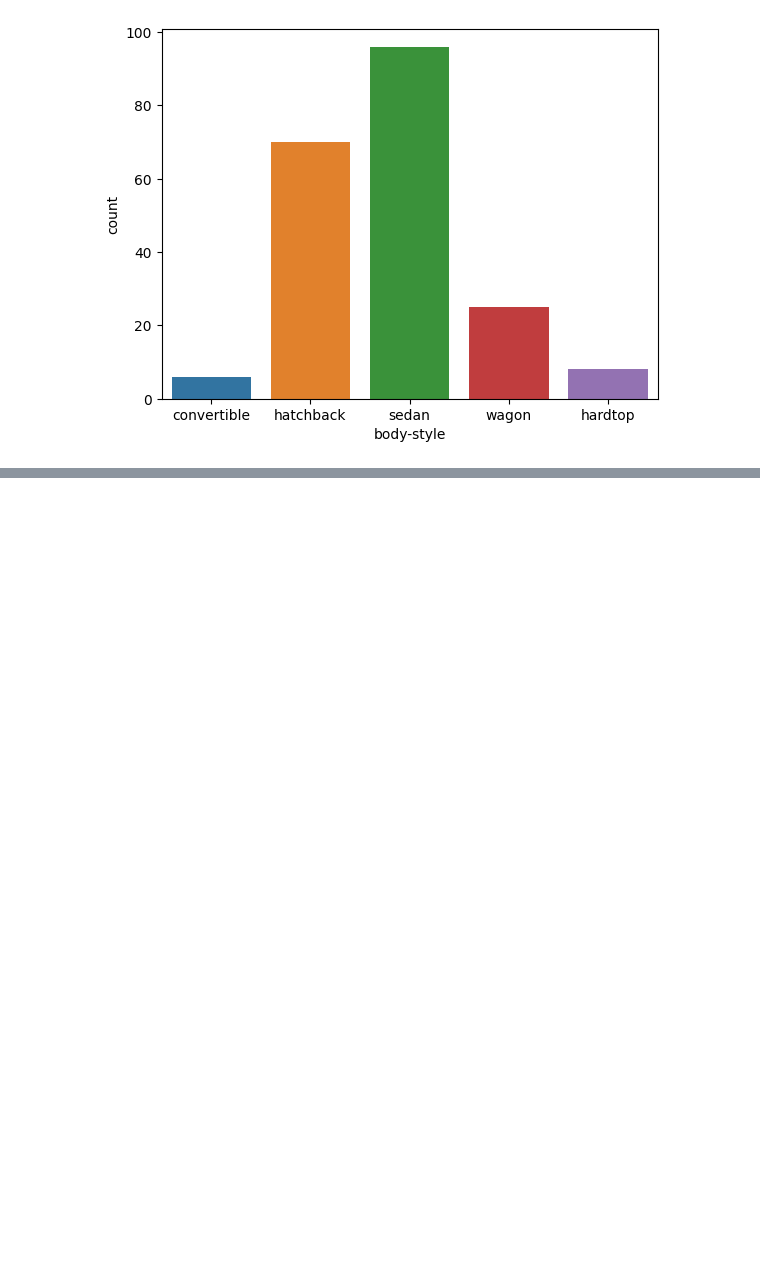
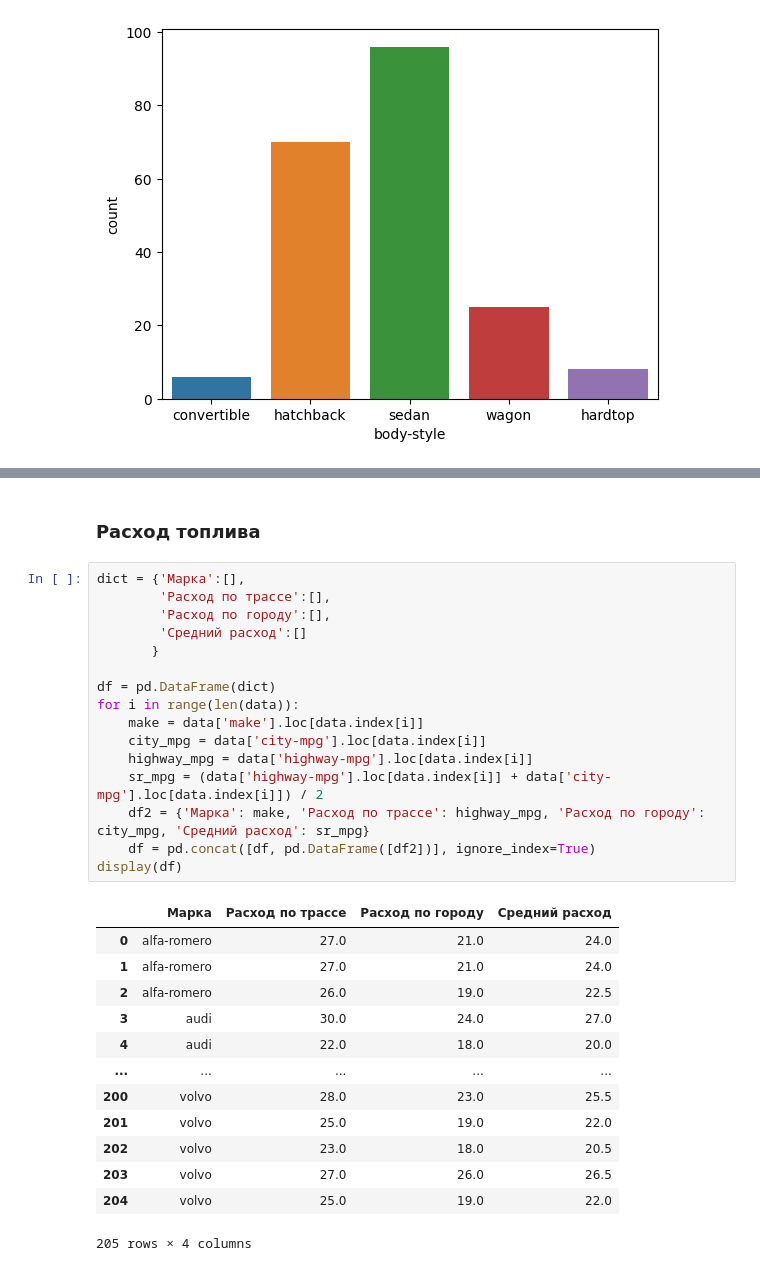
Before and after one commit to DipoPY/DSIS_summer, a Jupyter notebook: summer_dz.ipynb, the cells around one changed output, grey strips where cells are left out. Cells and saved outputs as stored; diff of their text form; blank space fills up the shorter version.

```diff
--- a/summer_dz.ipynb
+++ b/summer_dz.ipynb
@@ -84,0 +151,32 @@ ValueError: could not convert string to float: 'audi'
+# %% [markdown]
+### Расход топлива
+# %%
+dict = {'Марка':[],
+        'Расход по трассе':[],
+        'Расход по городу':[],
+        'Средний расход':[]
+       }
+
+df = pd.DataFrame(dict)
+for i in range(len(data)):
+    make = data['make'].loc[data.index[i]]
+    city_mpg = data['city-mpg'].loc[data.index[i]]
+    highway_mpg = data['highway-mpg'].loc[data.index[i]]
+    sr_mpg = (data['highway-mpg'].loc[data.index[i]] + data['city-mpg'].loc[data.index[i]]) / 2
+    df2 = {'Марка': make, 'Расход по трассе': highway_mpg, 'Расход по городу': city_mpg, 'Средний расход': sr_mpg}
+    df = pd.concat([df, pd.DataFrame([df2])], ignore_index=True)
+display(df)
+# %% [output]
+|  | Марка | Расход по трассе | Расход по городу | Средний расход |
+| 0 | alfa-romero | 27.0 | 21.0 | 24.0 |
+| 1 | alfa-romero | 27.0 | 21.0 | 24.0 |
+| 2 | alfa-romero | 26.0 | 19.0 | 22.5 |
+| 3 | audi | 30.0 | 24.0 | 27.0 |
+| 4 | audi | 22.0 | 18.0 | 20.0 |
+| ... | ... | ... | ... | ... |
+| 200 | volvo | 28.0 | 23.0 | 25.5 |
+| 201 | volvo | 25.0 | 19.0 | 22.0 |
+| 202 | volvo | 23.0 | 18.0 | 20.5 |
+| 203 | volvo | 27.0 | 26.0 | 26.5 |
+| 204 | volvo | 25.0 | 19.0 | 22.0 |
+205 rows × 4 columns
```
Also changed, not shown: parts of 23 cells of this notebook.
